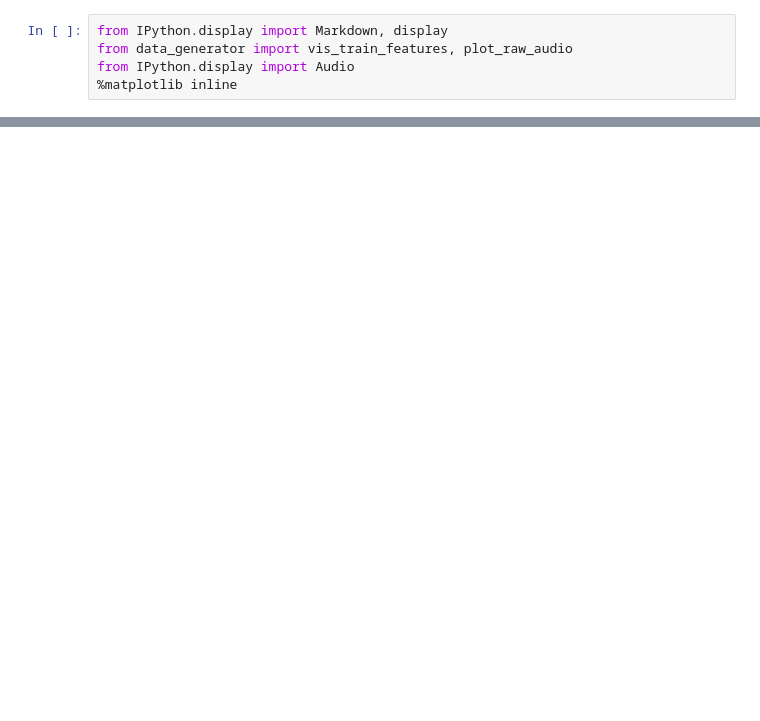
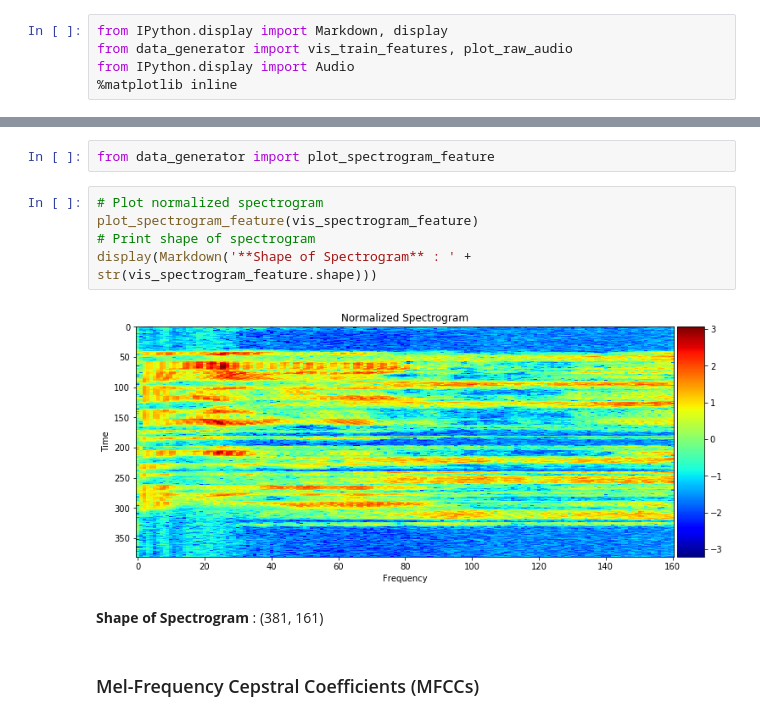
Before and after one commit to NiebieskiLis/keras-rnn-speech-recognizer, a Jupyter notebook: keras_rnn_speech_recognizer.ipynb, the cells around one changed output, grey strips where cells are left out. Drawn from its saved outputs; the diff is of its cells as text; blank space fills up the shorter version.

Commit message:
feat: perform a preprocessing step to convert the raw audio to a feature representation, including both spectrogram and MFCCs, as input

```diff
--- a/keras_rnn_speech_recognizer.ipynb
+++ b/keras_rnn_speech_recognizer.ipynb
@@ -54,0 +67,12 @@ Audio(vis_audio_path)
+# %%
+from data_generator import plot_spectrogram_feature
+# %%
+# Plot normalized spectrogram
+plot_spectrogram_feature(vis_spectrogram_feature)
+# Print shape of spectrogram
+display(Markdown('**Shape of Spectrogram** : ' + str(vis_spectrogram_feature.shape)))
+# %% [output]
+[figure, added]
+**Shape of Spectrogram** : (381, 161)
+# %% [markdown]
+### Mel-Frequency Cepstral Coefficients (MFCCs)
```
Also changed, not shown: parts of 9 cells of this notebook.
